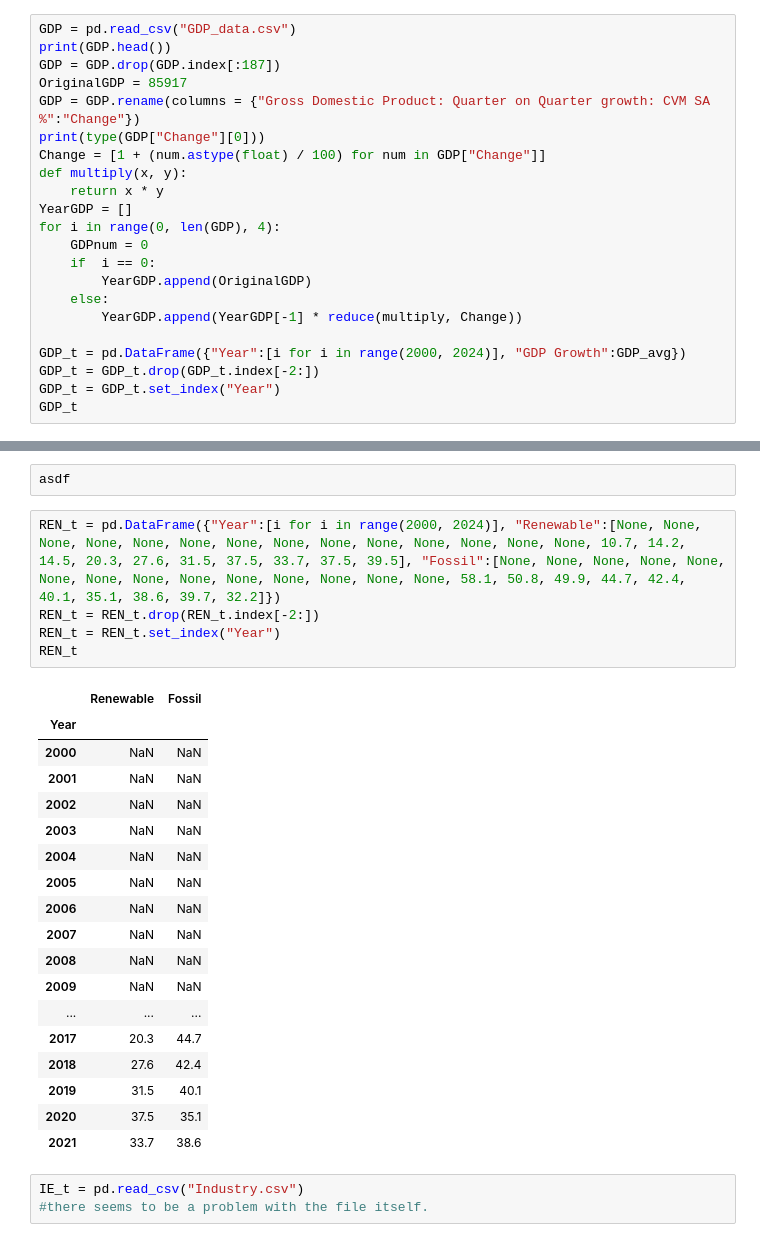
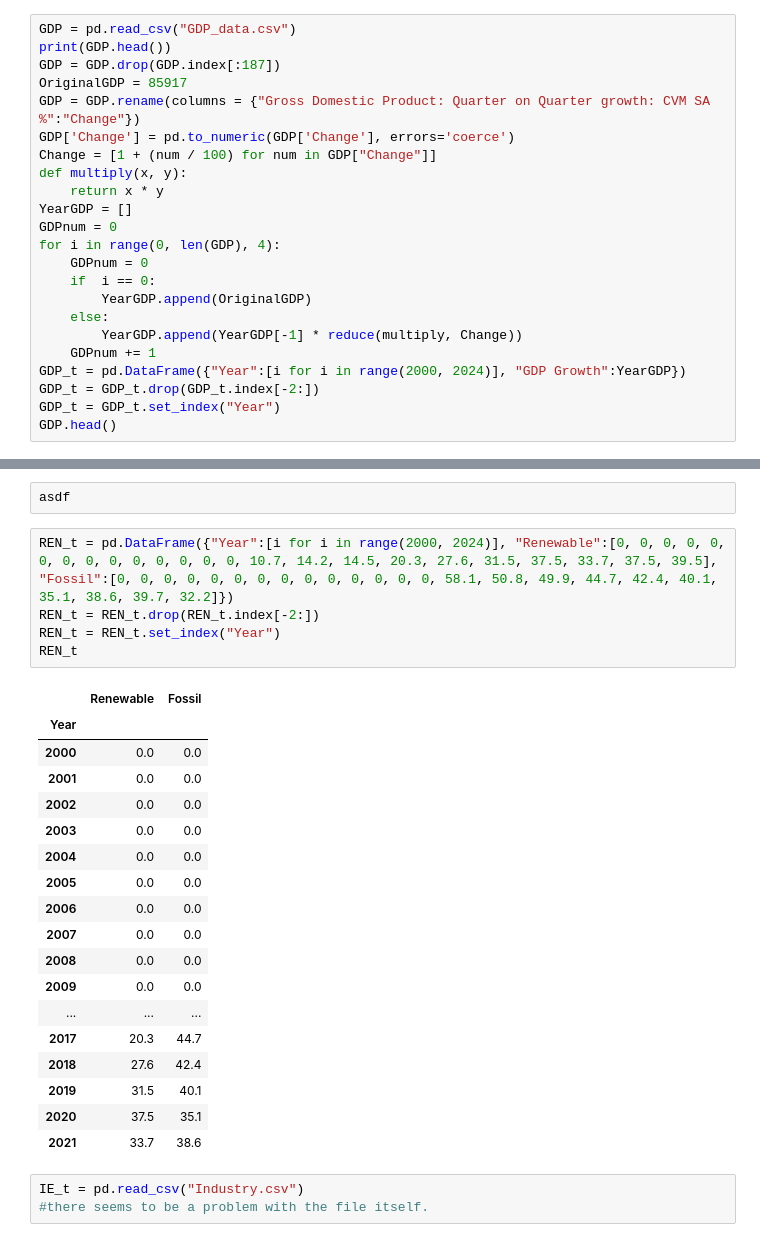
Before and after one commit to SureFoot0/CERA, a Jupyter notebook: MathModel.ipynb, the cells around one changed output, grey strips where cells are left out. Cells and saved outputs as stored; diff of their text form.

```diff
--- a/MathModel.ipynb
+++ b/MathModel.ipynb
@@ -7,22 +7,23 @@ print(GDP.head())
 GDP = GDP.drop(GDP.index[:187])
 OriginalGDP = 85917
 GDP = GDP.rename(columns = {"Gross Domestic Product: Quarter on Quarter growth: CVM SA %":"Change"})
-print(type(GDP["Change"][0]))
-Change = [1 + (num.astype(float) / 100) for num in GDP["Change"]]
+GDP['Change'] = pd.to_numeric(GDP['Change'], errors='coerce')
+Change = [1 + (num / 100) for num in GDP["Change"]]
 def multiply(x, y):
     return x * y
 YearGDP = []
+GDPnum = 0
 for i in range(0, len(GDP), 4):
     GDPnum = 0
     if  i == 0:
         YearGDP.append(OriginalGDP)
     else:
         YearGDP.append(YearGDP[-1] * reduce(multiply, Change))
-
-GDP_t = pd.DataFrame({"Year":[i for i in range(2000, 2024)], "GDP Growth":GDP_avg})
+    GDPnum += 1
+GDP_t = pd.DataFrame({"Year":[i for i in range(2000, 2024)], "GDP Growth":YearGDP})
 GDP_t = GDP_t.drop(GDP_t.index[-2:])
 GDP_t = GDP_t.set_index("Year")
-GDP_t
+GDP.head()
 # %% [output]
                Title  \
 0               CDID
@@ -77,23 +83,23 @@ EI_t = EI_t.set_index("Year")
 # %%
 asdf
 # %%
-REN_t = pd.DataFrame({"Year":[i for i in range(2000, 2024)], "Renewable":[None, None, None, None, None, None, None, None, None, None, None, None, None, None, 10.7, 14.2, 14.5, 20.3, 27.6, 31.5, 37.5, 33.7, 37.5, 39.5], "Fossil":[None, None, None, None, None, None, None, None, None, None, None, None, None, None, 58.1, 50.8, 49.9, 44.7, 42.4, 40.1, 35.1, 38.6, 39.7, 32.2]})
+REN_t = pd.DataFrame({"Year":[i for i in range(2000, 2024)], "Renewable":[0, 0, 0, 0, 0, 0, 0, 0, 0, 0, 0, 0, 0, 0, 10.7, 14.2, 14.5, 20.3, 27.6, 31.5, 37.5, 33.7, 37.5, 39.5], "Fossil":[0, 0, 0, 0, 0, 0, 0, 0, 0, 0, 0, 0, 0, 0, 58.1, 50.8, 49.9, 44.7, 42.4, 40.1, 35.1, 38.6, 39.7, 32.2]})
 REN_t = REN_t.drop(REN_t.index[-2:])
 REN_t = REN_t.set_index("Year")
 REN_t
 # %% [output]
 |  | Renewable | Fossil |
 | Year |  |  |
-| 2000 | NaN | NaN |
-| 2001 | NaN | NaN |
-| 2002 | NaN | NaN |
-| 2003 | NaN | NaN |
-| 2004 | NaN | NaN |
-| 2005 | NaN | NaN |
-| 2006 | NaN | NaN |
-| 2007 | NaN | NaN |
-| 2008 | NaN | NaN |
-| 2009 | NaN | NaN |
+| 2000 | 0.0 | 0.0 |
+| 2001 | 0.0 | 0.0 |
+| 2002 | 0.0 | 0.0 |
+| 2003 | 0.0 | 0.0 |
+| 2004 | 0.0 | 0.0 |
+| 2005 | 0.0 | 0.0 |
+| 2006 | 0.0 | 0.0 |
+| 2007 | 0.0 | 0.0 |
+| 2008 | 0.0 | 0.0 |
+| 2009 | 0.0 | 0.0 |
 | ... | ... | ... |
 | 2017 | 20.3 | 44.7 |
 | 2018 | 27.6 | 42.4 |
```
Also changed, not shown: parts of 8 cells of this notebook.
